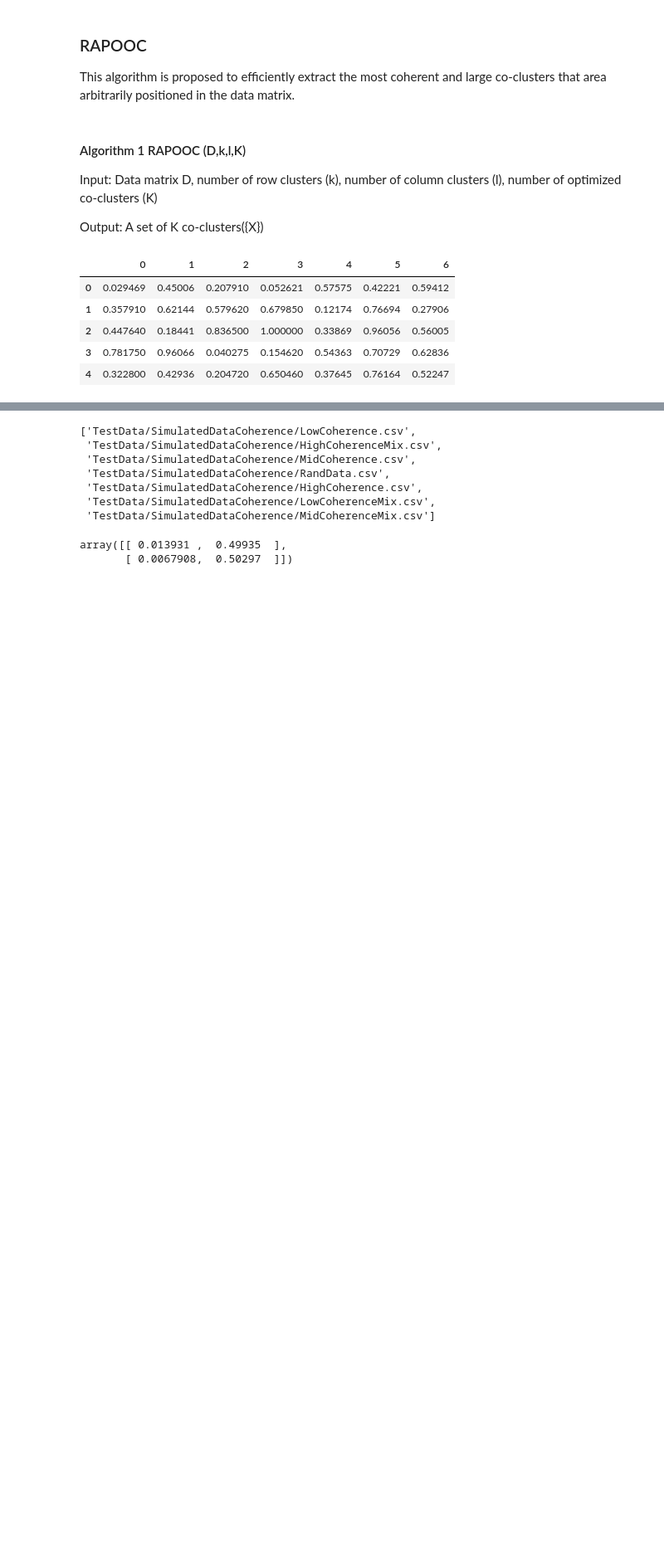
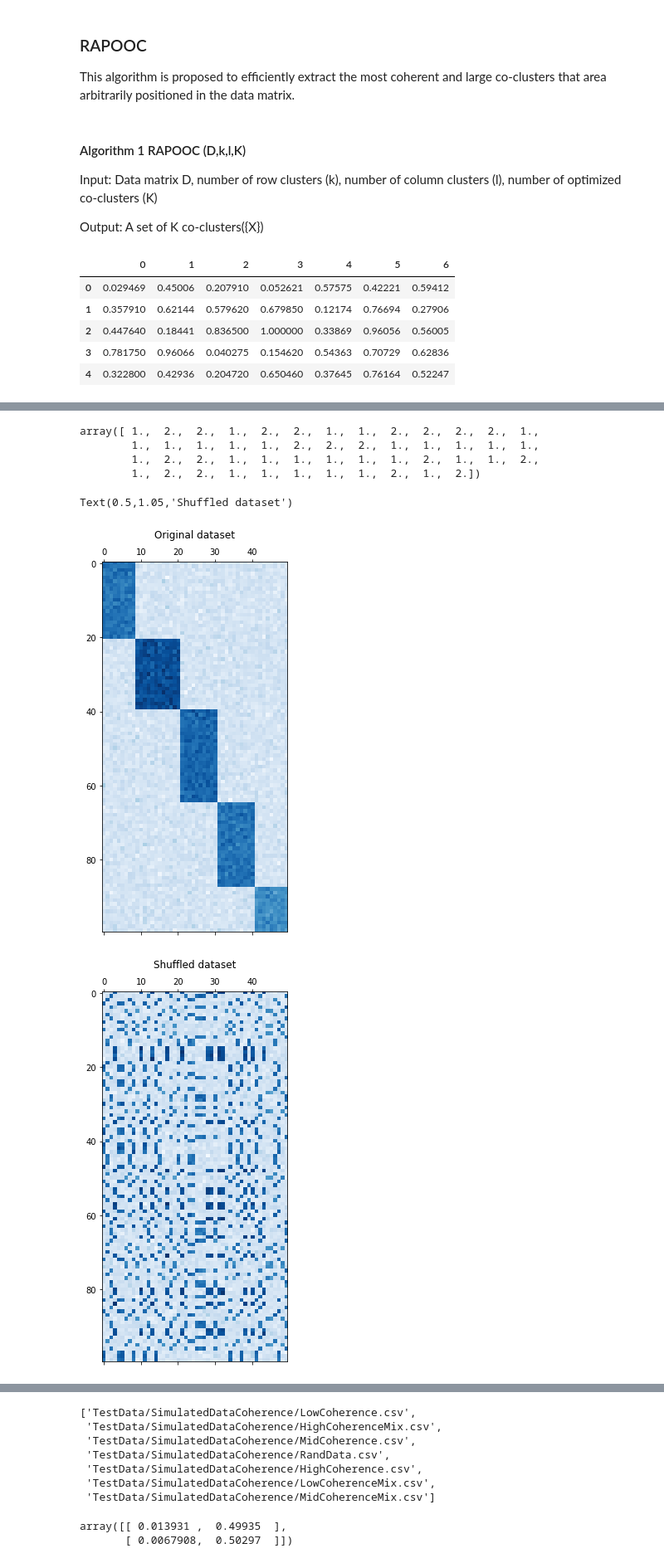
Before and after one commit to josechudev/GeneExpressionBiClustering, a Jupyter notebook: Notebooks/3.1 Discriminative Biclustering (Odibat & Reddy, 2014) .ipynb, the cells around one changed output, grey strips where cells are left out. Shown at 83% size. Cells and saved outputs as stored; diff of their text form; code cells hidden in the pictures; blank space fills up the shorter version.

Commit message:
rapooc test 2

```diff
--- a/Notebooks/3.1 Discriminative Biclustering (Odibat & Reddy, 2014) .ipynb
+++ b/Notebooks/3.1 Discriminative Biclustering (Odibat & Reddy, 2014) .ipynb
@@ -528,0 +708,7 @@ array([ 2.,  1.,  2.,  1.,  2.,  1.,  1.,  2.,  1.,  2.,  2.,  2.,  1.,
+# %%
+rapooc._best_row_map
+# %% [output]
+array([ 1.,  2.,  2.,  1.,  2.,  2.,  1.,  1.,  2.,  2.,  2.,  2.,  1.,
+        1.,  1.,  1.,  1.,  1.,  2.,  2.,  2.,  1.,  1.,  1.,  1.,  1.,
+        1.,  2.,  2.,  1.,  1.,  1.,  1.,  1.,  1.,  2.,  1.,  1.,  2.,
+        1.,  2.,  2.,  1.,  1.,  1.,  1.,  1.,  2.,  1.,  2.])
@@ -528,0 +719,15 @@ array([ 2.,  1.,  2.,  1.,  2.,  1.,  1.,  2.,  1.,  2.,  2.,  2.,  1.,
+# %%
+data, rows, columns = make_biclusters(
+    shape=(100, 50), n_clusters=5, noise=5,
+    shuffle=False, random_state=0)
+# %%
+plt.matshow(data, cmap=plt.cm.Blues)
+plt.title("Original dataset")
+
+data, row_idx, col_idx = sg._shuffle(data, random_state=0)
+plt.matshow(data, cmap=plt.cm.Blues)
+plt.title("Shuffled dataset")
+# %% [output]
+Text(0.5,1.05,'Shuffled dataset')
+[figure, added]
+[figure, added]
```
Also changed, not shown: parts of 19 cells of this notebook.
